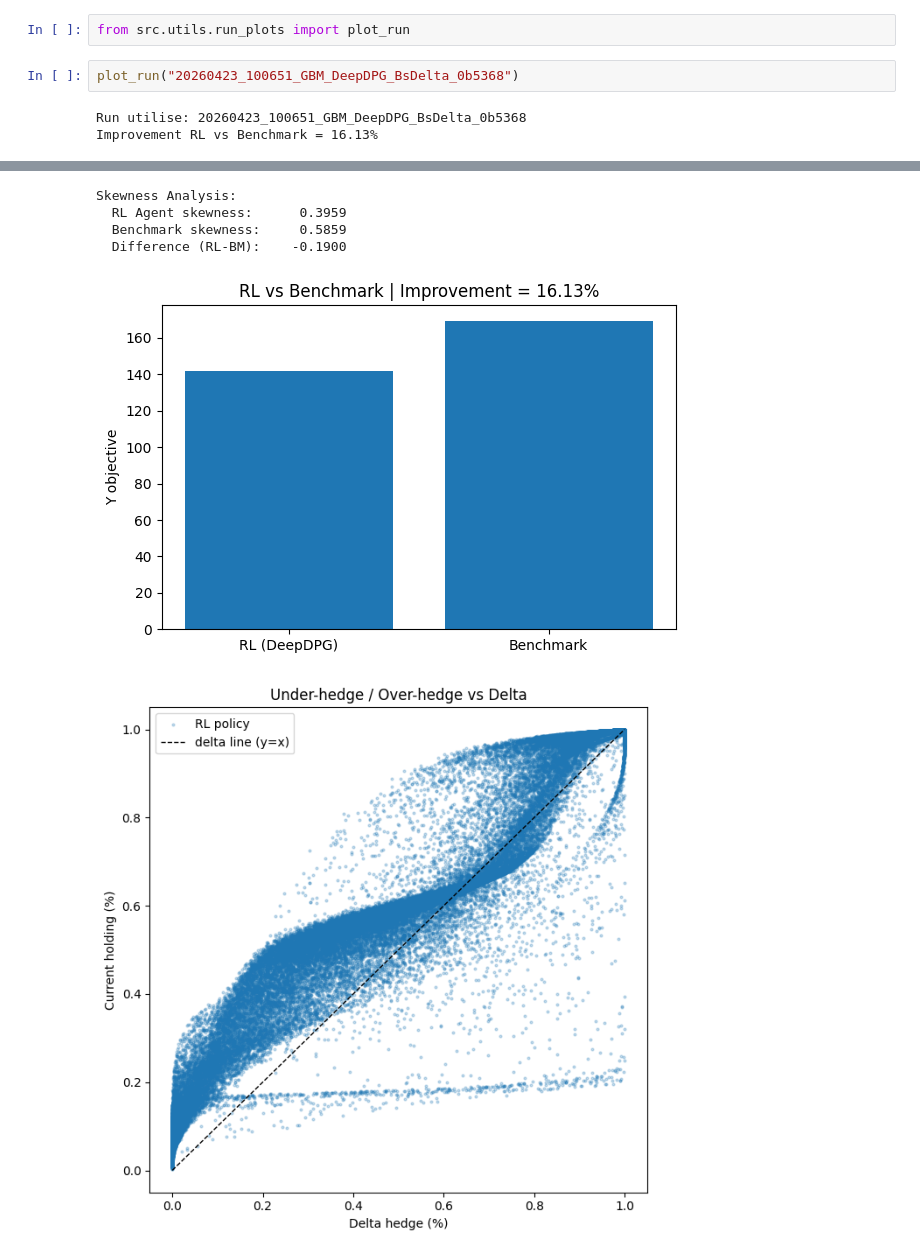
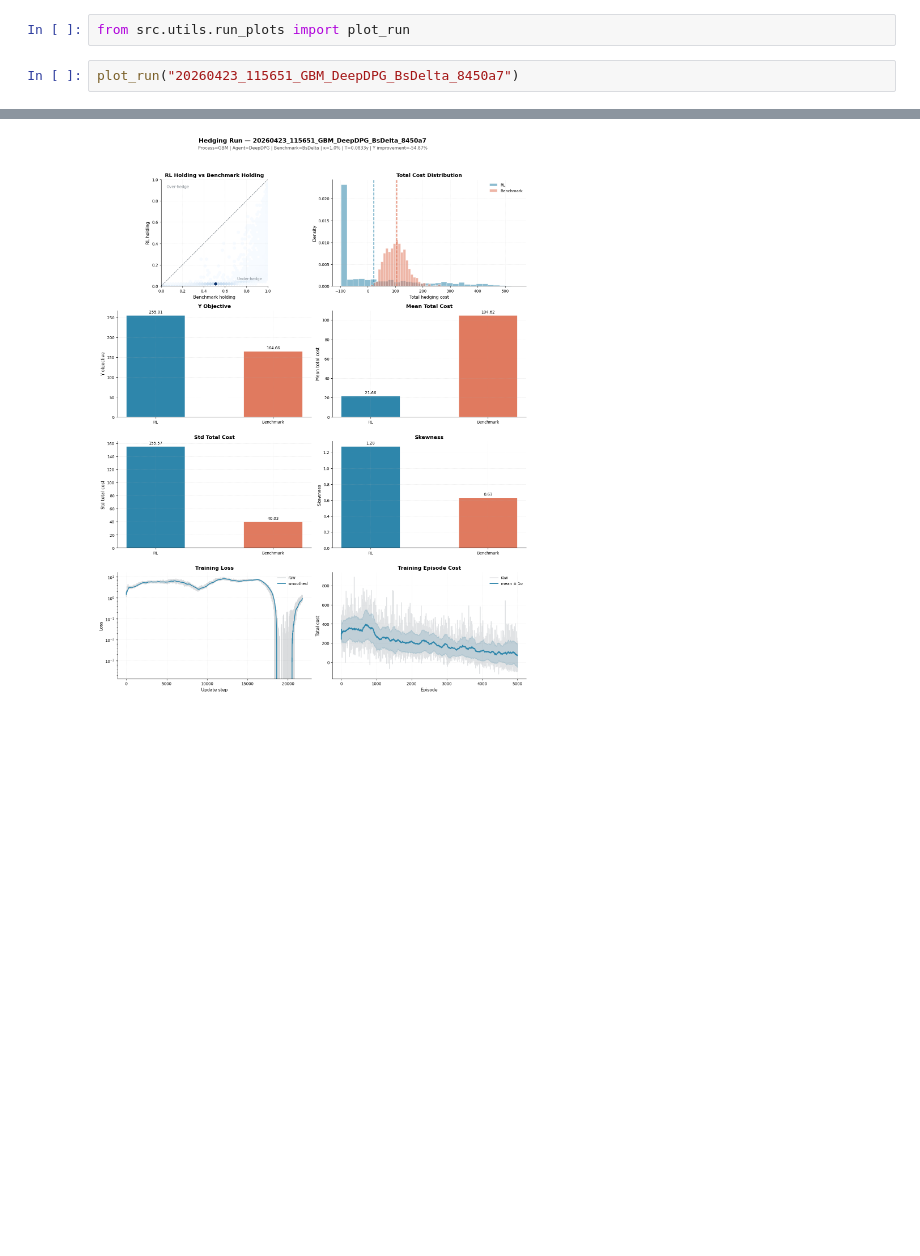
Before and after one commit to thibault-charbonnier/deep-hedging, a Jupyter notebook: notebooks/plot.ipynb, the cells around one changed output, grey strips where cells are left out. Drawn from its saved outputs; the diff is of its cells as text; blank space fills up the shorter version.

```diff
--- a/notebooks/plot.ipynb
+++ b/notebooks/plot.ipynb
@@ -1,7 +1,5 @@
 # %%
 from src.utils.run_plots import plot_run
 # %%
-plot_run("20260423_100651_GBM_DeepDPG_BsDelta_0b5368")
+plot_run("20260423_115651_GBM_DeepDPG_BsDelta_8450a7")
 # %% [output]
-Run utilise: 20260423_100651_GBM_DeepDPG_BsDelta_0b5368
-Improvement RL vs Benchmark = 16.13%
@@ -11,6 +6 @@ Improvement RL vs Benchmark = 16.13%
-Skewness Analysis:
-  RL Agent skewness:      0.3959
-  Benchmark skewness:     0.5859
-  Difference (RL-BM):    -0.1900
-[figure, old version]
+[figure, new version]
-[figure, removed]
```
Also changed, not shown: parts of 1 cell of this notebook, 3 other files.
